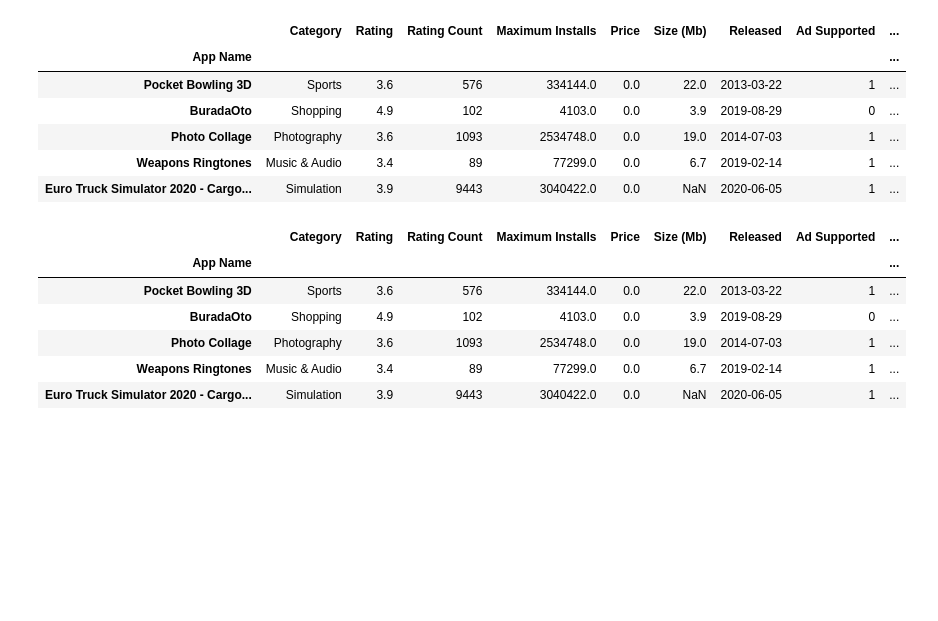
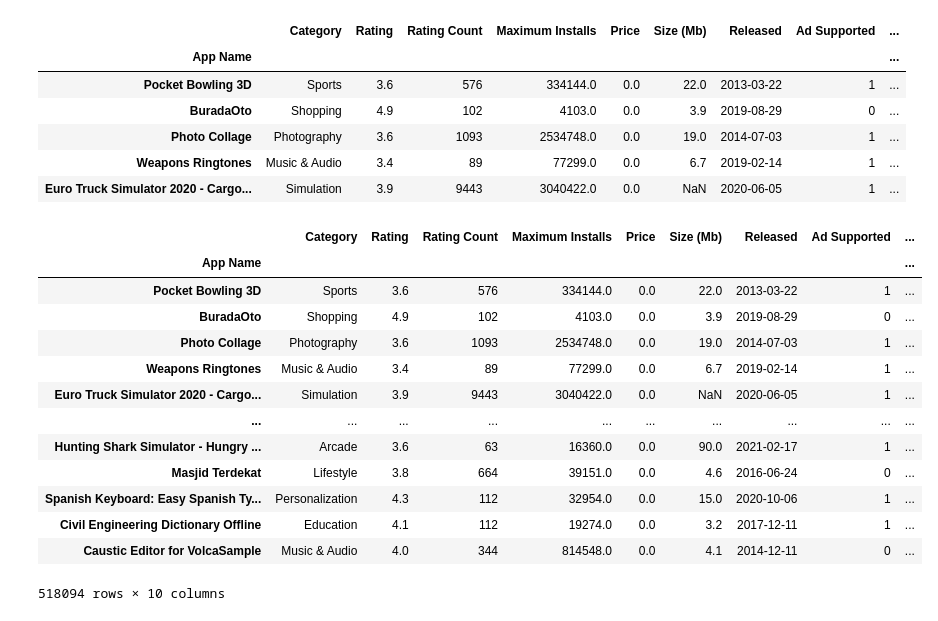
Before and after one commit to Alyssa-Ann/Machine-_Learning_Dashboard_Capstone_2021, a Jupyter notebook: Google_App_Store_Data_MongoDB_DashboardData.ipynb, the cells around one changed output. Drawn from its saved outputs; the diff is of its cells as text; code cells hidden in the pictures; blank space fills up the shorter version.

```diff
--- a/Google_App_Store_Data_MongoDB_DashboardData.ipynb
+++ b/Google_App_Store_Data_MongoDB_DashboardData.ipynb
@@ -103,17 +103,27 @@ app_data.head()
 | Photo Collage | Photography | 3.6 | 1093 | 2534748.0 | 0.0 | 19.0 | 2014-07-03 | 1 | ... |
 | Weapons Ringtones | Music & Audio | 3.4 | 89 | 77299.0 | 0.0 | 6.7 | 2019-02-14 | 1 | ... |
 | Euro Truck Simulator 2020 - Cargo... | Simulation | 3.9 | 9443 | 3040422.0 | 0.0 | NaN | 2020-06-05 | 1 | ... |
+# %%
+app_data['Released'] = app_data['Released'].dt.strftime('%Y-%m-%d')
+app_data
+# %% [output]
+|  | Category | Rating | Rating Count | Maximum Installs | Price | Size (Mb) | Released | Ad Supported | ... |
+| App Name |  |  |  |  |  |  |  |  | ... |
+| Pocket Bowling 3D | Sports | 3.6 | 576 | 334144.0 | 0.0 | 22.0 | 2013-03-22 | 1 | ... |
+| BuradaOto | Shopping | 4.9 | 102 | 4103.0 | 0.0 | 3.9 | 2019-08-29 | 0 | ... |
+| Photo Collage | Photography | 3.6 | 1093 | 2534748.0 | 0.0 | 19.0 | 2014-07-03 | 1 | ... |
+| Weapons Ringtones | Music & Audio | 3.4 | 89 | 77299.0 | 0.0 | 6.7 | 2019-02-14 | 1 | ... |
+| Euro Truck Simulator 2020 - Cargo... | Simulation | 3.9 | 9443 | 3040422.0 | 0.0 | NaN | 2020-06-05 | 1 | ... |
+| ... | ... | ... | ... | ... | ... | ... | ... | ... | ... |
+| Hunting Shark Simulator - Hungry ... | Arcade | 3.6 | 63 | 16360.0 | 0.0 | 90.0 | 2021-02-17 | 1 | ... |
+| Masjid Terdekat | Lifestyle | 3.8 | 664 | 39151.0 | 0.0 | 4.6 | 2016-06-24 | 0 | ... |
+| Spanish Keyboard: Easy Spanish Ty... | Personalization | 4.3 | 112 | 32954.0 | 0.0 | 15.0 | 2020-10-06 | 1 | ... |
+| Civil Engineering Dictionary Offline | Education | 4.1 | 112 | 19274.0 | 0.0 | 3.2 | 2017-12-11 | 1 | ... |
+| Caustic Editor for VolcaSample | Music & Audio | 4.0 | 344 | 814548.0 | 0.0 | 4.1 | 2014-12-11 | 0 | ... |
+518094 rows × 10 columns
 # %%
-app_data['Month_Num'] = app_data['Released'].dt.month
-app_data.head()
+# app_data['Month_Num'] = app_data['Released'].dt.month
+# app_data.head()
-# %% [output]
-|  | Category | Rating | Rating Count | Maximum Installs | Price | Size (Mb) | Released | Ad Supported | ... |
-| App Name |  |  |  |  |  |  |  |  | ... |
-| Pocket Bowling 3D | Sports | 3.6 | 576 | 334144.0 | 0.0 | 22.0 | 2013-03-22 | 1 | ... |
-| BuradaOto | Shopping | 4.9 | 102 | 4103.0 | 0.0 | 3.9 | 2019-08-29 | 0 | ... |
-| Photo Collage | Photography | 3.6 | 1093 | 2534748.0 | 0.0 | 19.0 | 2014-07-03 | 1 | ... |
-| Weapons Ringtones | Music & Audio | 3.4 | 89 | 77299.0 | 0.0 | 6.7 | 2019-02-14 | 1 | ... |
-| Euro Truck Simulator 2020 - Cargo... | Simulation | 3.9 | 9443 | 3040422.0 | 0.0 | NaN | 2020-06-05 | 1 | ... |
 # %%
 df = DataFrame(app_data)
 #print(df)
```
Also changed, not shown: parts of 2 cells of this notebook, 3 other files.
